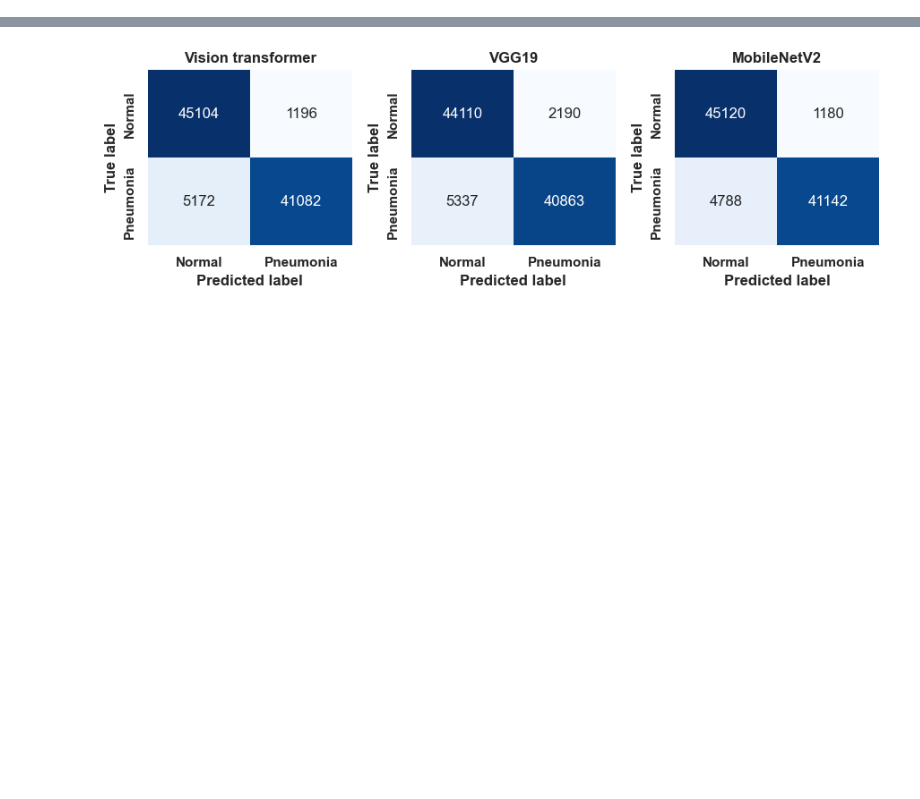
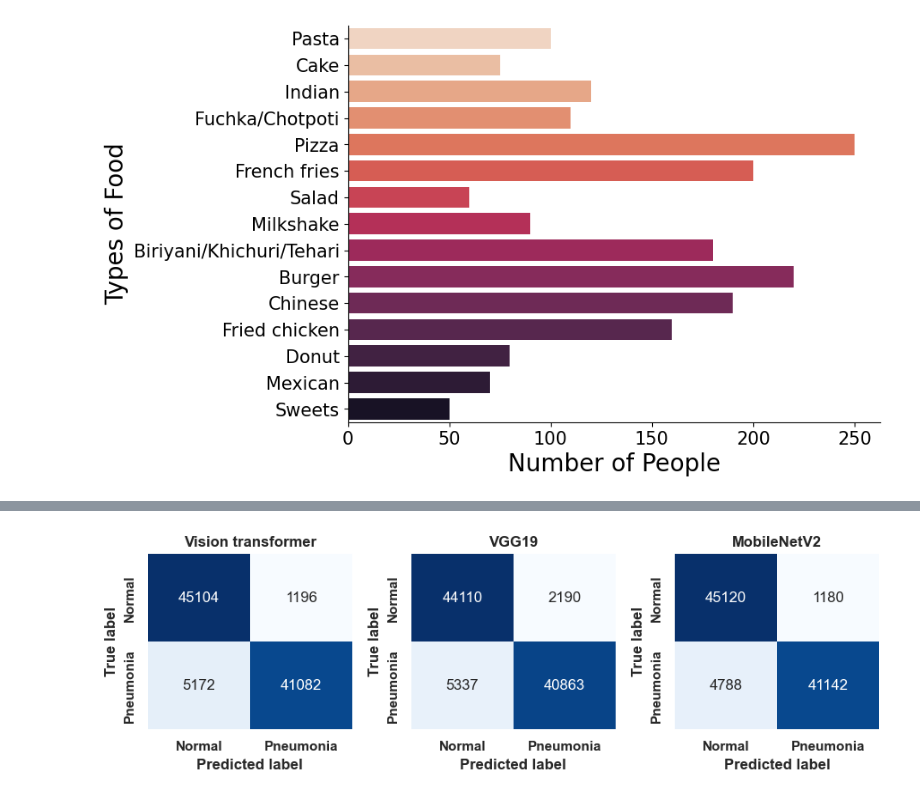
Before and after one commit to Iftekhar-mobin/depression_suicide_project, a Jupyter notebook: visualizer/chart_making.ipynb, the cells around one changed output, grey strips where cells are left out. Saved outputs shown, nothing was run; the diff lists cells and outputs as text; code cells hidden in the pictures; blank space fills up the shorter version.

```diff
--- a/visualizer/chart_making.ipynb
+++ b/visualizer/chart_making.ipynb
@@ -0,0 +93,48 @@
+# %%
+import matplotlib.pyplot as plt
+import seaborn as sns
+
+# Sample data for the chart
+food_data = {
+    "Pasta": 100,
+    "Cake": 75,
+    "Indian": 120,
+    "Fuchka/Chotpoti": 110,
+    "Pizza": 250,
+    "French fries": 200,
+    "Salad": 60,
+    "Milkshake": 90,
+    "Biriyani/Khichuri/Tehari": 180,
+    "Burger": 220,
+    "Chinese": 190,
+    "Fried chicken": 160,
+    "Donut": 80,
+    "Mexican": 70,
+    "Sweets": 50
+}
+
+# Setting font size for labels
+plt.rcParams.update({'font.size': 15})
+
+# Creating the figure
+plt.figure(figsize=(8, 6))
+
+# Using Seaborn's barplot with specified color palette and removing borders
+sns.barplot(
+    y=list(food_data.keys()),
+    x=list(food_data.values()),
+    palette="rocket_r"
+)
+
+# Customizing the plot to remove the right and top spines (borders)
+sns.despine(right=True, top=True)
+
+# Adding labels and title
+plt.xlabel("Number of People", fontsize=20)
+plt.ylabel("Types of Food", fontsize=20)
+# plt.title("Food Preferences", fontsize=20)
+
+# Display the plot
+plt.show()
+# %% [output]
+[figure, added]
```
Also changed, not shown: parts of 3 cells of this notebook.
